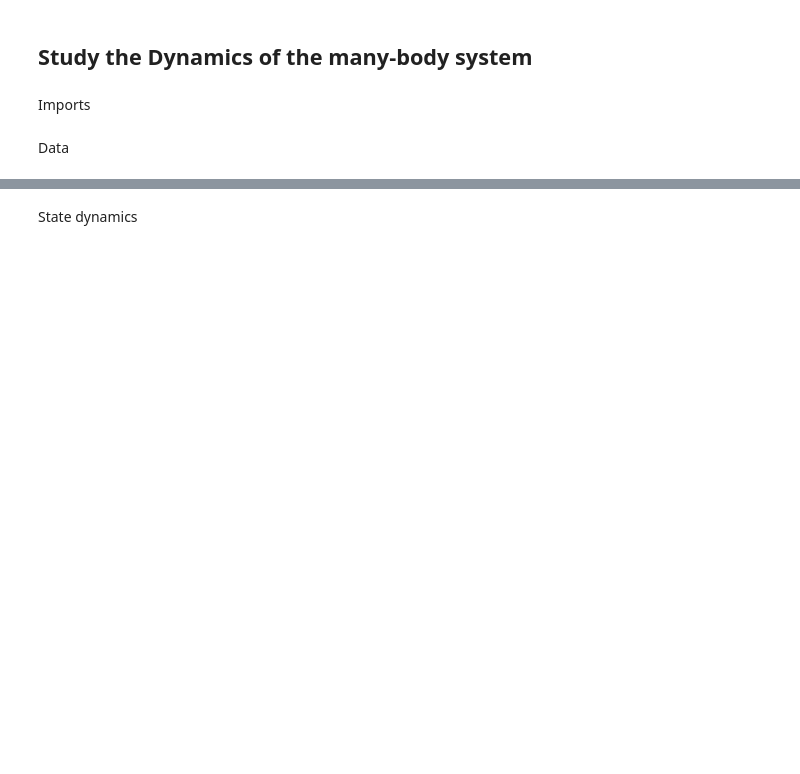
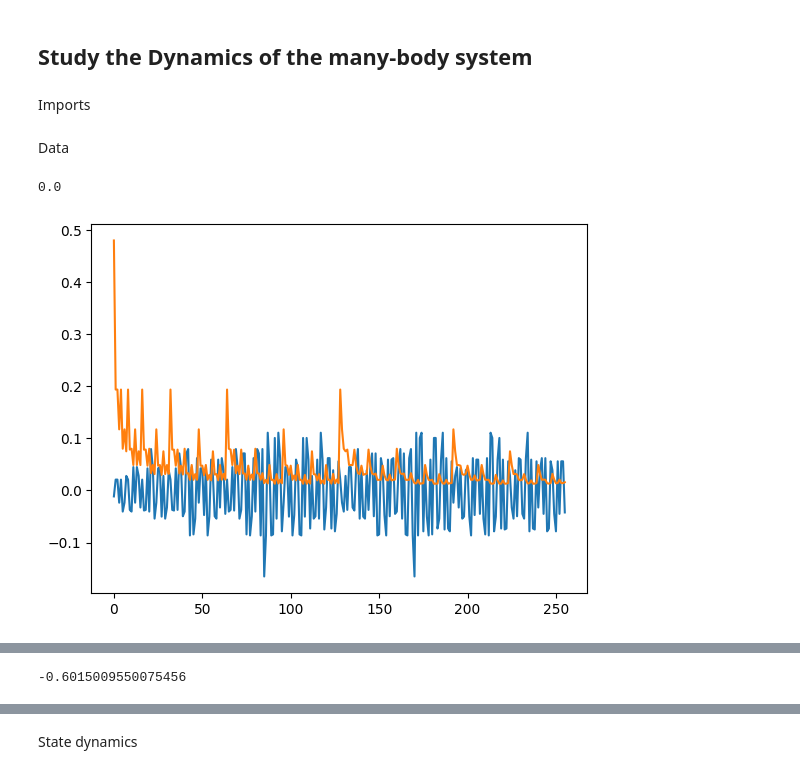
Before and after one commit to emacosta95/DL-VLM, a Jupyter notebook: time_dependent_evolution_mbs.ipynb, the cells around one changed output, grey strips where cells are left out. Cells and saved outputs as stored; diff of their text form; code cells hidden in the pictures; blank space fills up the shorter version.

```diff
--- a/time_dependent_evolution_mbs.ipynb
+++ b/time_dependent_evolution_mbs.ipynb
@@ -64,20 +74,22 @@ periodic=False
 steps = 1000
 tf = 10.0
 time = np.linspace(0.0, tf, steps)
-
+print(time[0])
 hi = np.ones((2, l))
 hi[1] = 2.0  # high transverse field
-hi[0] = 0.001
+hi[0] = 0.5
 # define the final external field
 hf = np.ones((2, l))
-hf[1] = 1.0
-hf[0] = 0.001
+hf[1] = 1.1
+hf[0] = 0.5
 
 
 # define the delta for the periodic driving
 delta = np.ones((2, l))
 delta[1] = 0.9
-delta[0] = 0.0
+delta[0] = 0.5
+# %% [output]
+0.0
 # %%
 ham0 = SpinHamiltonian(
 direction_couplings=[("z", "z")],
@@ -86,12 +98,7 @@ coupling_values=[1.0],
 size=l,
 )
 
-ham1 = SpinHamiltonian(
-    direction_couplings=[("x", "x")],
-    pbc=True,
-    coupling_values=[1.0],
-    size=l,
-)
+
 
 hamExtX = SpinOperator(
     index=[("x", i) for i in range(l)], coupling=hi[1], size=l
@@ -100,7 +107,11 @@ hamExtZ = SpinOperator(
     index=[("z", i) for i in range(l)], coupling=hi[0], size=l
 )
 
-eng, psi0 = np.linalg.eigh(ham0.qutip_op + hamExtZ.qutip_op + hamExtX.qutip_op)
+
+eng, psi0 = np.linalg.eigh(ham0.qutip_op  + hamExtX.qutip_op+ hamExtZ.qutip_op)
+plt.plot((psi0[:,0]))
+plt.plot((psi0[:,-1]))
+plt.show()
 psi0 = qutip.Qobj(psi0[:, 0], shape=psi0.shape, dims=([[2 for i in range(l)], [1]]))
 
 print("real ground state energy=", eng[0])
@@ -116,19 +127,31 @@ print("real ground state energy=", eng[0])
 # compute and check the magnetizations
 obs: List[qutip.Qobj] = []
 obs_x: List[qutip.Qobj] = []
-for i in range(l):
-    z_op = SpinOperator(index=[("z", i)], coupling=[1.0], size=l, verbose=1)
-    # print(f"x[{i}]=", x.qutip_op, "\n")
-    x_op = SpinOperator(index=[("x", i)], coupling=[1.0], size=l, verbose=0)
-    obs.append(z_op.qutip_op)
-    obs_x.append(x_op.qutip_op)
+# for i in range(l):
+#     z_op = SpinOperator(index=[("z", i)], coupling=[1.0], size=l, verbose=1)
+#     # print(f"x[{i}]=", x.qutip_op, "\n")
+#     x_op = SpinOperator(index=[("x", i)], coupling=[1.0], size=l, verbose=0)
+#     obs.append(z_op.qutip_op)
+#     obs_x.append(x_op.qutip_op)
+
+obs=[SpinOperator(
+    index=[("z", i) for i in range(l)], coupling=[1]*l, size=l
+).qutip_op]
+
+print(obs[0])
+
+obs_x=[SpinOperator(
+    index=[("x", i) for i in range(l)], coupling=[1]*l, size=l
+).qutip_op]
+
+
 
 print("\n INITIALIZE THE HAMILTONIAN \n")
 # build up the time dependent object for the qutip evolution
 hamiltonian = [ham0.qutip_op]
 
 print("periodic=", periodic, "\n")
-for i in range(l):
+for i in range(1):
     if periodic:
         drive_z = PeriodicDriving(
             h_i=hi,
@@ -142,37 +165,50 @@ for i in range(l):
             h_i=hi,
             h_f=hf,
             rate=rate,
+            tf=tf,
             idx=i,
             direction=0,
         )
 
     hamiltonian.append([obs[i], drive_z.field])
 
 h_z = drive_z.get_the_field(time).reshape(time.shape[0], 1, -1)
-for i in range(l):
+for i in range(1):
     if periodic:
         drive_x = PeriodicDriving(
             h_i=hi,
             delta=delta,
             rate=rate,
             idx=i,
             direction=1,
         )
     else:
         drive_x = Driving(
             h_i=hi,
             h_f=hf,
+            tf=tf,
             rate=rate,
             idx=i,
             direction=1,
         )
     hamiltonian.append([obs_x[i], drive_x.field])
+
+
 h_x = drive_x.get_the_field(time).reshape(time.shape[0], 1, -1)
 
 h = np.append(h_z, h_x, axis=1)
 print(h.shape)
 
 # evolution
 
-output = qutip.sesolve(hamiltonian, psi0, time, e_ops=obs + obs_x)
+output = qutip.sesolve(hamiltonian, psi0, time)
+
+psi_t=output.states
+
+# psit=psi0
+# psi_t:List=[]
+# for t in time:
+#     psit=propagator(hamiltonian,t=t)*psit
+#     psi_t.append(psit)
 # %% [output]
+[figure, added]
@@ -179,0 +231,6 @@ AttributeError: 'numpy.ndarray' object has no attribute 'detach'
+# %%
+norm=np.sqrt(1**2+(0.5*(-1-np.sqrt(5)))**2+(0.5*(-1-np.sqrt(5)))**2+1)
+
+print((0.5*(-1-np.sqrt(5)))/norm)
+# %% [output]
+-0.6015009550075456
```
Also changed, not shown: parts of 19 cells of this notebook, 3 other files.
